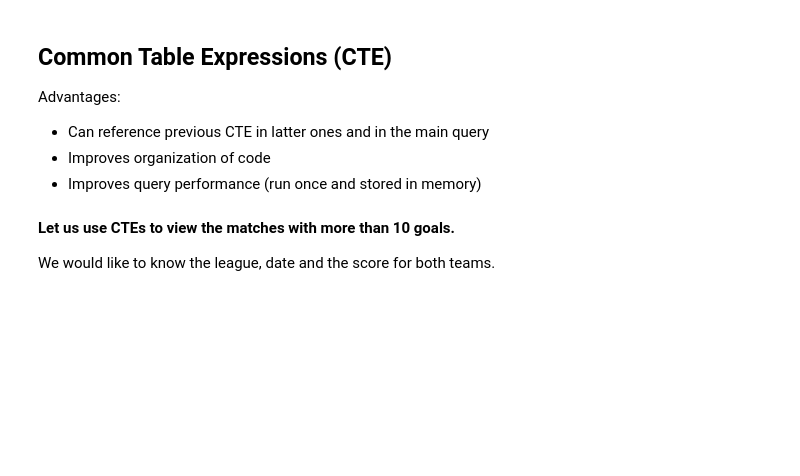
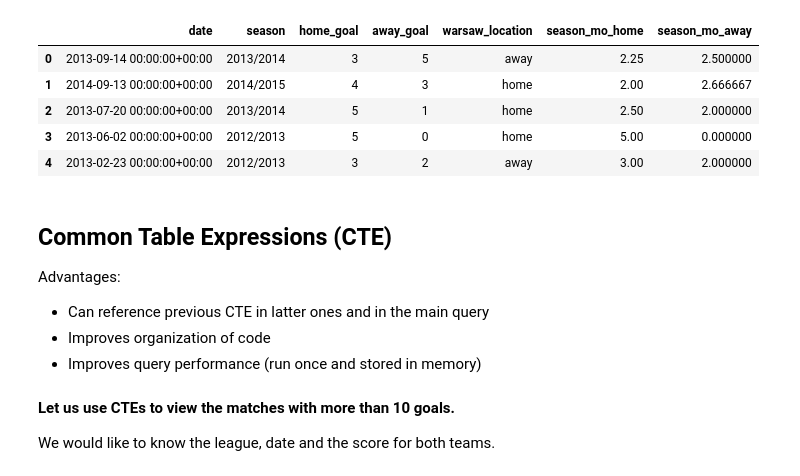
Before and after one commit to ursumarius/sql-datacamp, a Jupyter notebook: Summary_README.ipynb, the cells around one changed output. Cells and saved outputs as stored; diff of their text form; code cells hidden in the pictures; blank space fills up the shorter version.

```diff
--- a/Summary_README.ipynb
+++ b/Summary_README.ipynb
@@ -51,3 +98,29 @@ LIMIT 3;
+# %%
+SELECT
+	date,
+	season,
+	home_goal,
+	away_goal,
+	CASE WHEN hometeam_id = 8673 THEN 'home'
+         ELSE 'away' END AS warsaw_location,
+	-- Calculate average goals partitioned by season and month
+    AVG(home_goal) OVER(PARTITION BY season,
+         	EXTRACT(month FROM date)) AS season_mo_home,
+    AVG(away_goal) OVER(PARTITION BY season,
+         	EXTRACT(month FROM date)) AS season_mo_away
+FROM soccer.match
+WHERE
+	hometeam_id = 8673
+    OR awayteam_id = 8673
+ORDER BY (home_goal + away_goal) DESC
+LIMIT 5;
+# %% [output]
+|  | date | season | home_goal | away_goal | warsaw_location | season_mo_home | season_mo_away |
+| 0 | 2013-09-14 00:00:00+00:00 | 2013/2014 | 3 | 5 | away | 2.25 | 2.500000 |
+| 1 | 2014-09-13 00:00:00+00:00 | 2014/2015 | 4 | 3 | home | 2.00 | 2.666667 |
+| 2 | 2013-07-20 00:00:00+00:00 | 2013/2014 | 5 | 1 | home | 2.50 | 2.000000 |
+| 3 | 2013-06-02 00:00:00+00:00 | 2012/2013 | 5 | 0 | home | 5.00 | 0.000000 |
+| 4 | 2013-02-23 00:00:00+00:00 | 2012/2013 | 3 | 2 | away | 3.00 | 2.000000 |
 # %% [markdown]
 ## Common Table Expressions (CTE)
 Advantages:
```
Also changed, not shown: parts of 21 cells of this notebook, 1 other file.
